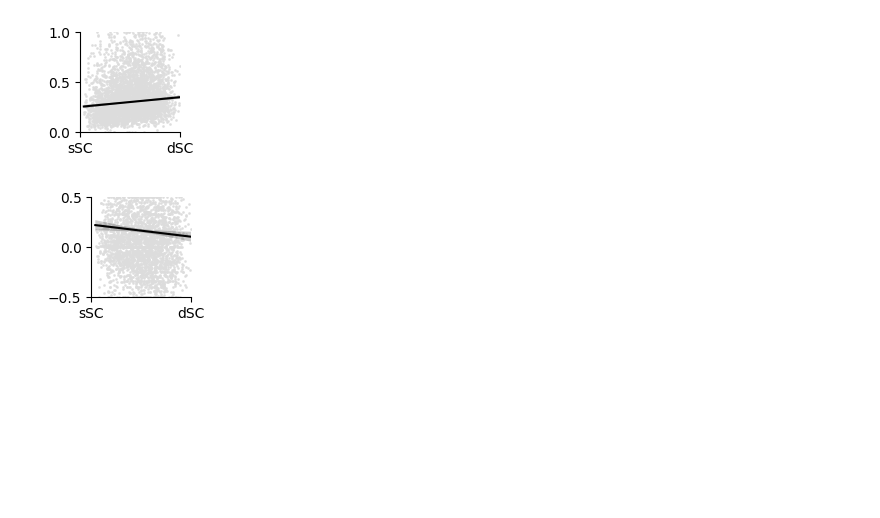
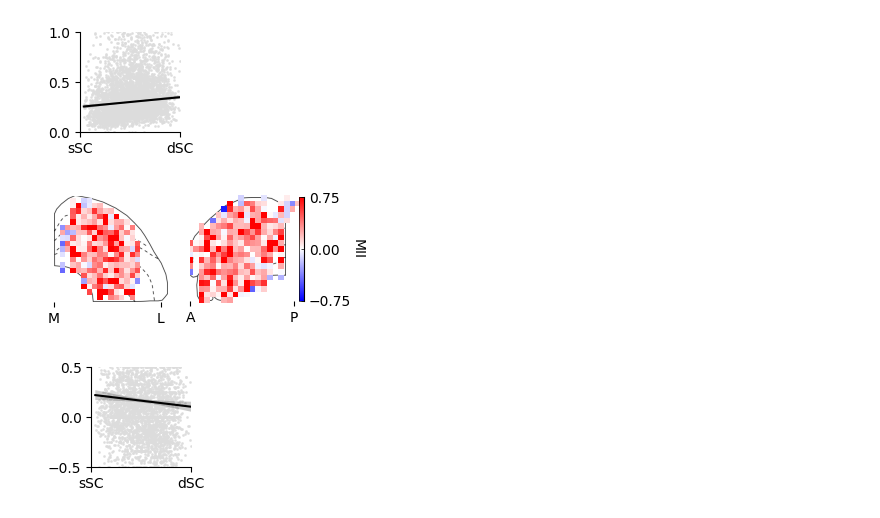
Before and after one commit to Iacaruso-lab/Bianchini2025_SC, a Jupyter notebook: Figures_code/Supplementary_Figure5.ipynb, the cells around one changed output. Cells and saved outputs as stored; diff of their text form; code cells hidden in the pictures; blank space fills up the shorter version.

```diff
--- a/Figures_code/Supplementary_Figure5.ipynb
+++ b/Figures_code/Supplementary_Figure5.ipynb
@@ -383,34 +379,36 @@ this_ax.spines.bottom.set_visible(False)
 this_ax.spines.right.set_visible(False)
 this_ax.spines.top.set_visible(False)
 this_ax.set_xticks([0, len(im_ML)])
 this_ax.set_xticklabels(['A', 'P'],fontsize=10)
 this_ax.set_yticks([])
 this_ax.set_aspect('equal')
 
 # overlay the binning
 this_ax2 = fig.add_subplot(1,2,2)
 im = this_ax2.imshow(mean_del_AP,aspect="equal",cmap=MSI_cmap,vmin=vmin, vmax=vmax)
 this_ax2.patch.set_alpha(0.5)
 this_ax2.set_position(this_ax.get_position())
 this_ax2.set_aspect('equal')
 this_ax2.set_xlim([0, n_bins_tot])
 this_ax2.set_ylim([n_bins_tot, 0])
 this_ax2.axis('off')
 
 divider = make_axes_locatable(this_ax)
 norm = LogNorm(vmin=vmin, vmax=vmax)
 cax = divider.append_axes("right", size="5%", pad=0.05)
 cbar = plt.colorbar(im,cax=cax , norm=norm,ticks=[vmin, 0, vmax])
 cbar.set_label('MII',rotation=-90,labelpad=10, fontsize=10)
 cbar.ax.yaxis.set_ticks_position('right')
 cbar.ax.yaxis.set_label_position('right')
 cbar.ax.spines['right'].set_visible(True)
 cbar.ax.tick_params(width=0.5, length=2, direction='in', which='both', labelsize=10)
 cbar.outline.set_linewidth(0.5)
 
 # define a saving directory and save it
-dir = ''.join([saving_path,'Supplementary_Figure4C.svg'])
+dir = ''.join([saving_path,'Supplementary_Figure5C.svg'])
 fig.savefig(dir, dpi=300,format='svg',bbox_inches='tight', pad_inches=0)
+# %% [output]
+[figure, added]
 # %%
 # Plot partial dependency plot for maximum MII - Fig 1B
 
```
Also changed, not shown: parts of 8 cells of this notebook, 41 other files.
